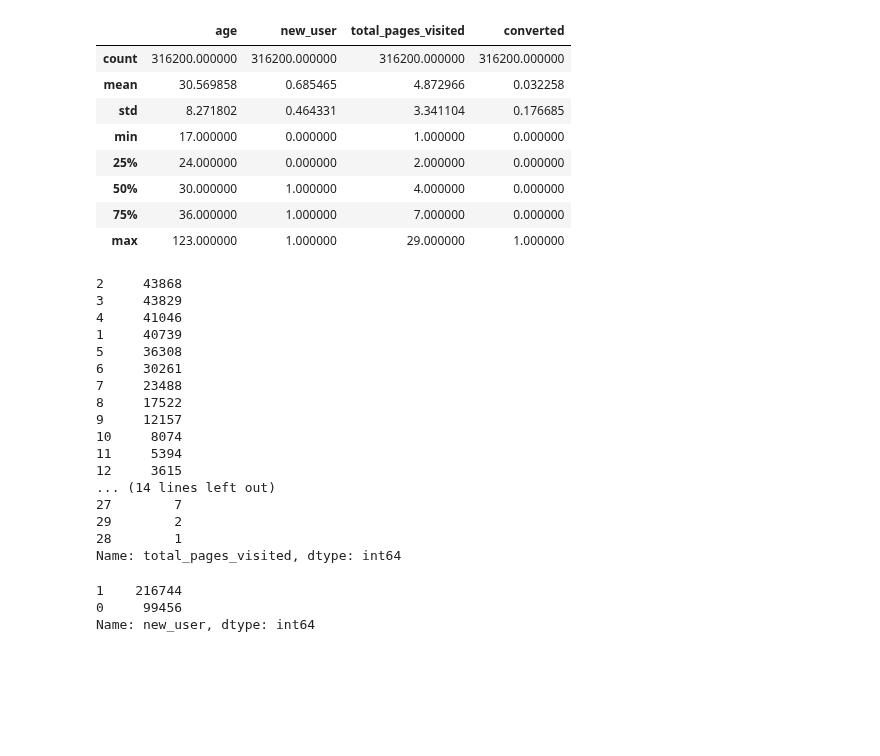
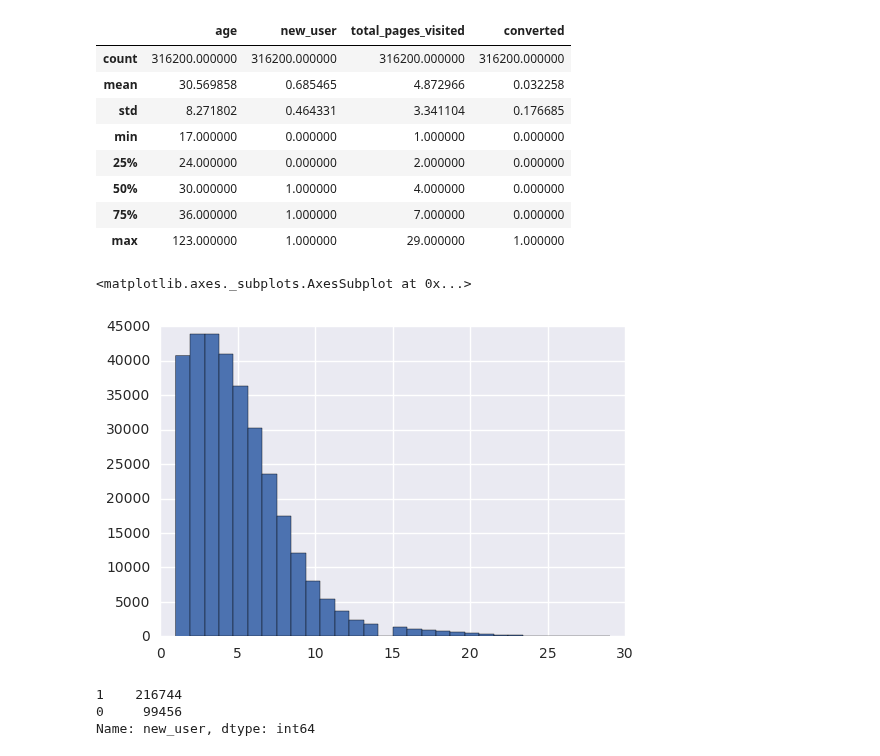
Before and after one commit to olix20/practical-ML-mini-projects, a Jupyter notebook: Conversion Analaysis.ipynb, the cells around one changed output. Saved outputs shown, nothing was run; the diff lists cells and outputs as text; code cells hidden in the pictures; blank space fills up the shorter version.

```diff
--- a/Conversion Analaysis.ipynb
+++ b/Conversion Analaysis.ipynb
@@ -40,25 +41,10 @@ df.describe()
 | 75% | 36.000000 | 1.000000 | 7.000000 | 0.000000 |
 | max | 123.000000 | 1.000000 | 29.000000 | 1.000000 |
 # %%
-df.total_pages_visited.value_counts()
+df.total_pages_visited.hist(bins=30)
 # %% [output]
-2     43868
-3     43829
-4     41046
-1     40739
-5     36308
-6     30261
-7     23488
-8     17522
-9     12157
-10     8074
-11     5394
-12     3615
-... (14 lines left out)
-27        7
-29        2
-28        1
-Name: total_pages_visited, dtype: int64
+<matplotlib.axes._subplots.AxesSubplot at 0x...>
+[figure, added]
 # %%
 df.new_user.value_counts()
 # %% [output]
```
Also changed, not shown: parts of 33 cells of this notebook.
